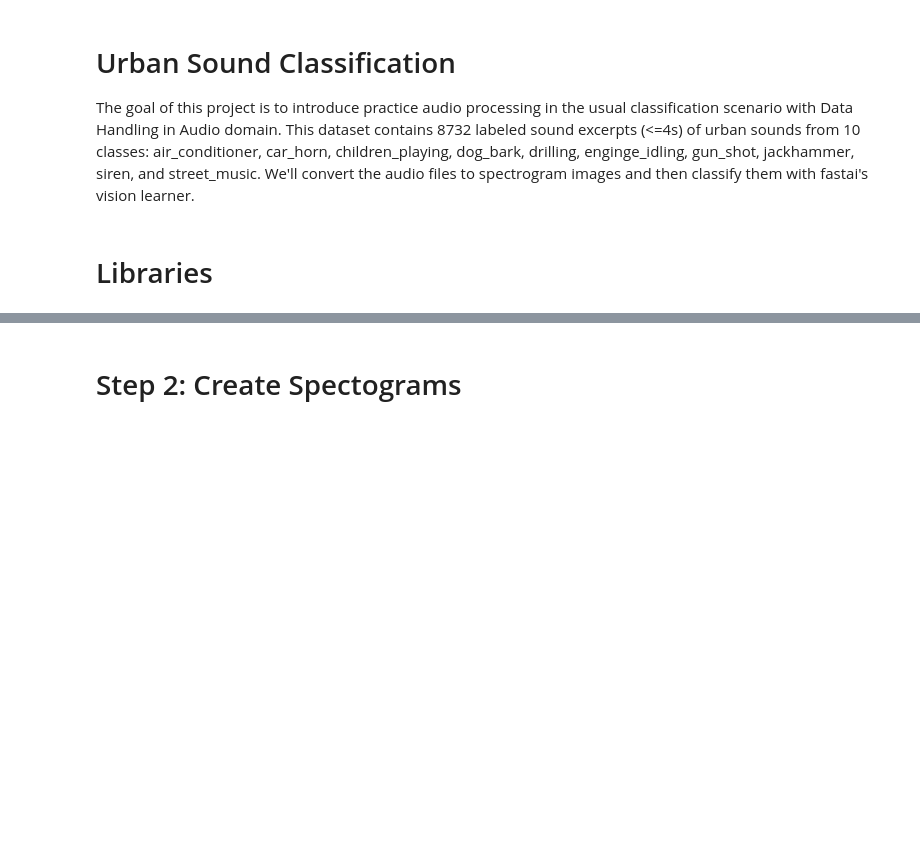
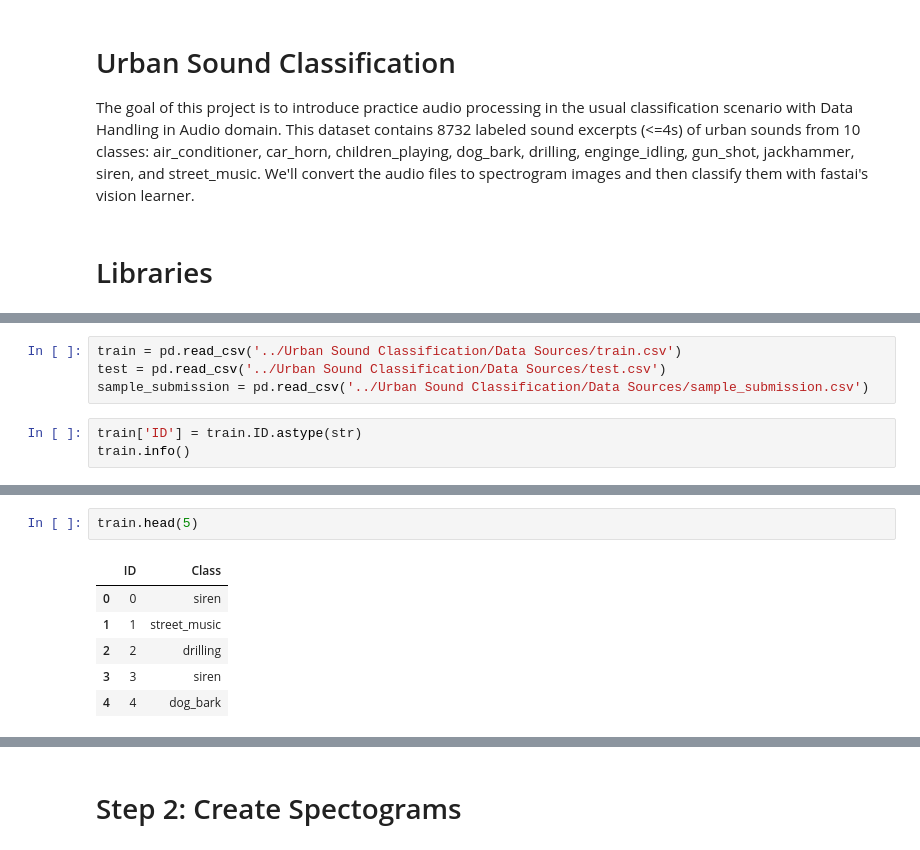
Before and after one commit to loicrouillermonay/Machine-Learning-Projects, a Jupyter notebook: Urban Sound Classification/Urban Sound Classification.ipynb, the cells around one changed output, grey strips where cells are left out. Cells and saved outputs as stored; diff of their text form; blank space fills up the shorter version.

```diff
--- a/Urban Sound Classification/Urban Sound Classification.ipynb
+++ b/Urban Sound Classification/Urban Sound Classification.ipynb
@@ -28,0 +30,7 @@ The data is not included in the Github project because it takes up too much spac
+# %%
+train = pd.read_csv('../Urban Sound Classification/Data Sources/train.csv')
+test = pd.read_csv('../Urban Sound Classification/Data Sources/test.csv')
+sample_submission = pd.read_csv('../Urban Sound Classification/Data Sources/sample_submission.csv')
+# %%
+train['ID'] = train.ID.astype(str)
+train.info()
@@ -29,3 +47,12 @@ The data is not included in the Github project because it takes up too much spac
+# %%
+train.head(5)
+# %% [output]
+|  | ID | Class |
+| 0 | 0 | siren |
+| 1 | 1 | street_music |
+| 2 | 2 | drilling |
+| 3 | 3 | siren |
+| 4 | 4 | dog_bark |
 # %%
 # listen a sound
 import IPython.display as ipd
```
Also changed, not shown: parts of 19 cells of this notebook.
